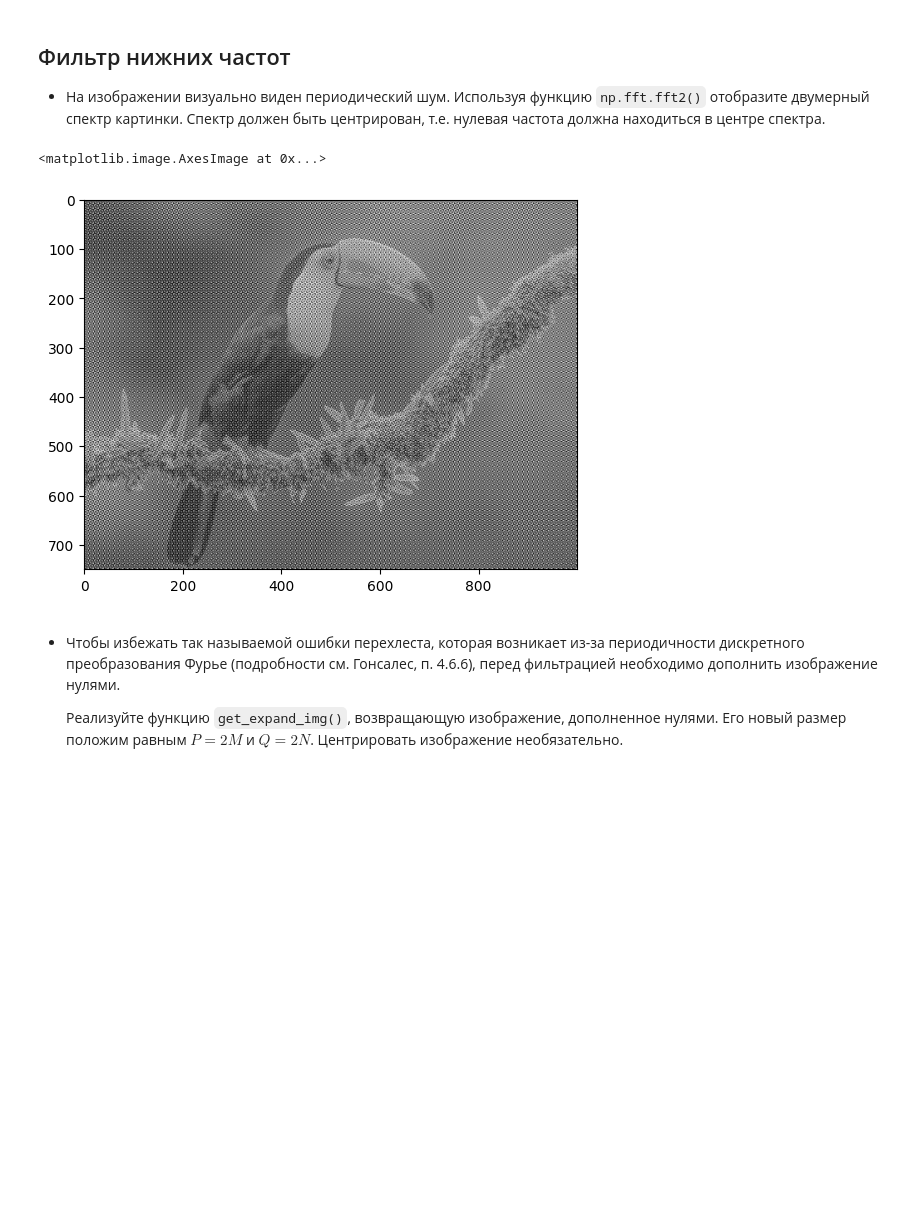
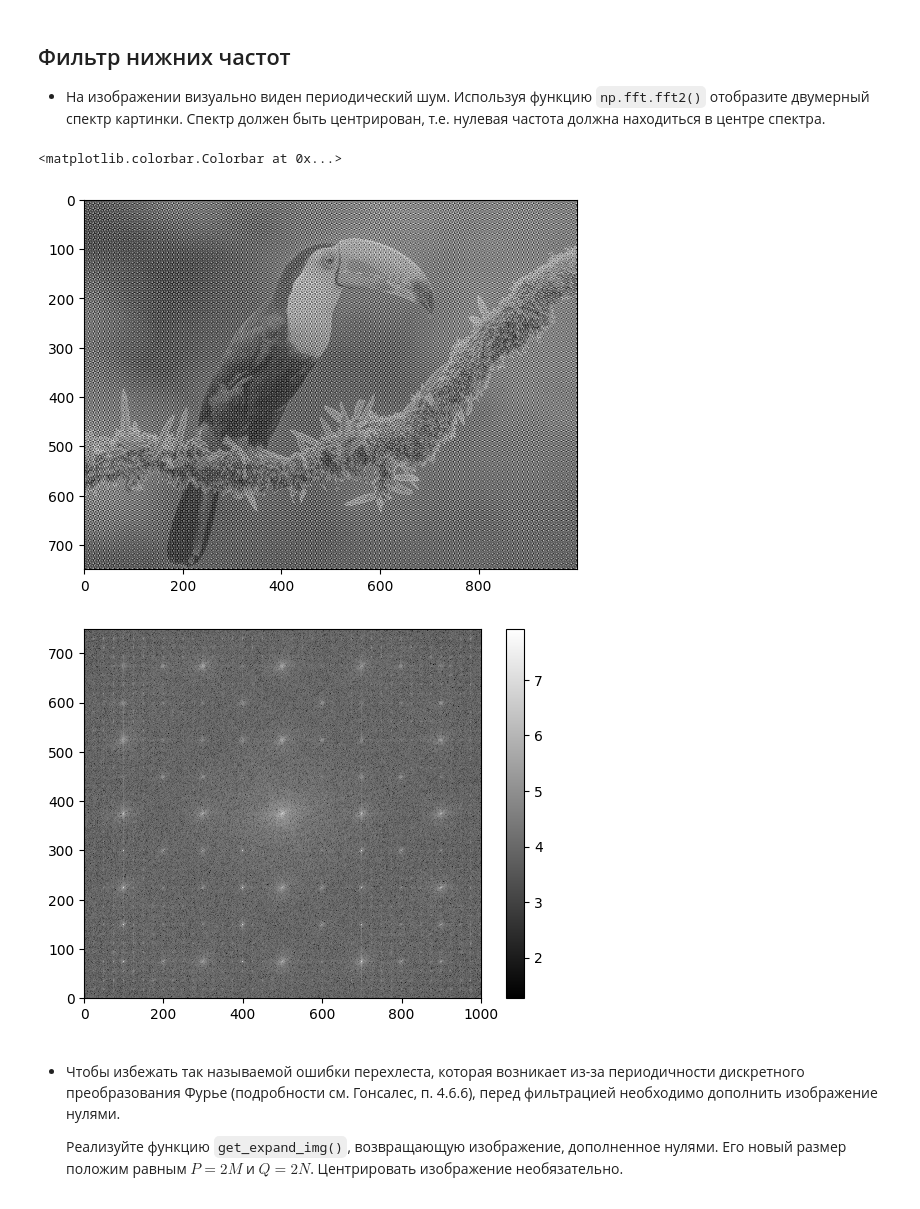
Before and after one commit to Kyushuki/image-processing_study, a Jupyter notebook: assignments/filtering/01_filtering.ipynb, the cells around one changed output. Saved outputs shown, nothing was run; the diff lists cells and outputs as text; code cells hidden in the pictures; blank space fills up the shorter version.

```diff
--- a/assignments/filtering/01_filtering.ipynb
+++ b/assignments/filtering/01_filtering.ipynb
@@ -24,15 +24,23 @@ $$
 # %%
 import numpy as np
 from matplotlib import pyplot as plt
 from PIL import Image
 
-img = np.array(Image.open('.\\data\\toucan_noise.jpg'))
+img = np.array(Image.open('.\\data\\toucan_noise.jpg').convert('L'))
+# img = np.array(Image.open('.\\data\\europa_blur.jpg').convert('L'))
 plt.imshow(img, cmap='gray')
 
+fig = plt.figure()
+ax = plt.subplot()
 # YOUR CODE HERE
+img_fft = np.fft.fft2(img)
+img_shift = np.fft.fftshift(img_fft)
+plt.pcolor(np.log10(np.abs(img_shift)),cmap='grey')
+plt.colorbar()
 # %% [output]
-<matplotlib.image.AxesImage at 0x...>
+<matplotlib.colorbar.Colorbar at 0x...>
 [figure]
+[figure, added]
 # %% [markdown]
 - Чтобы избежать так называемой ошибки перехлеста, которая возникает из-за периодичности дискретного преобразования Фурье (подробности см. Гонсалес, п. 4.6.6), перед фильтрацией необходимо дополнить изображение нулями.
 
```
Also changed, not shown: parts of 11 cells of this notebook, 5 other files.
